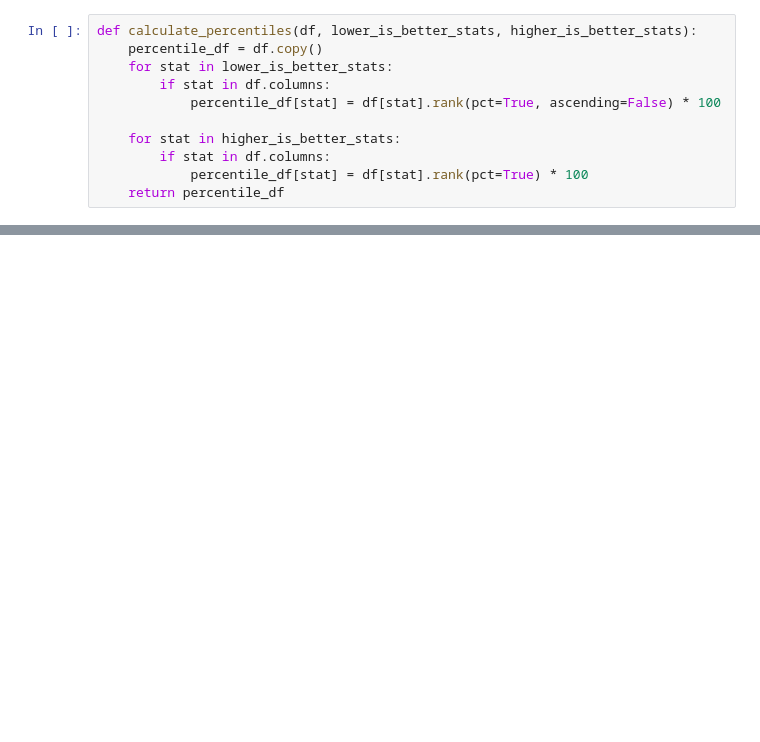
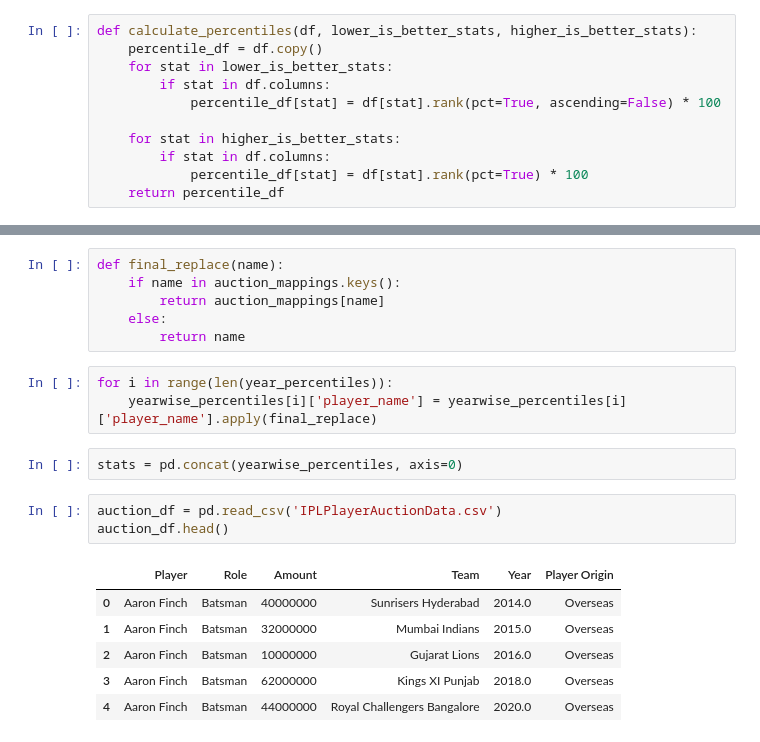
Before and after one commit to MadBonzz/ipl-auction-prediction, a Jupyter notebook: preprocess.ipynb, the cells around one changed output, grey strips where cells are left out. Saved outputs shown, nothing was run; the diff lists cells and outputs as text; blank space fills up the shorter version.

```diff
--- a/preprocess.ipynb
+++ b/preprocess.ipynb
@@ -292,0 +464,21 @@ percentiles.head(20)
+# %%
+def final_replace(name):
+    if name in auction_mappings.keys():
+        return auction_mappings[name]
+    else:
+        return name
+# %%
+for i in range(len(year_percentiles)):
+    yearwise_percentiles[i]['player_name'] = yearwise_percentiles[i]['player_name'].apply(final_replace)
+# %%
+stats = pd.concat(yearwise_percentiles, axis=0)
+# %%
+auction_df = pd.read_csv('IPLPlayerAuctionData.csv')
+auction_df.head()
+# %% [output]
+|  | Player | Role | Amount | Team | Year | Player Origin |
+| 0 | Aaron Finch | Batsman | 40000000 | Sunrisers Hyderabad | 2014.0 | Overseas |
+| 1 | Aaron Finch | Batsman | 32000000 | Mumbai Indians | 2015.0 | Overseas |
+| 2 | Aaron Finch | Batsman | 10000000 | Gujarat Lions | 2016.0 | Overseas |
+| 3 | Aaron Finch | Batsman | 62000000 | Kings XI Punjab | 2018.0 | Overseas |
+| 4 | Aaron Finch | Batsman | 44000000 | Royal Challengers Bangalore | 2020.0 | Overseas |
```
Also changed, not shown: parts of 52 cells of this notebook, 21 other files.
